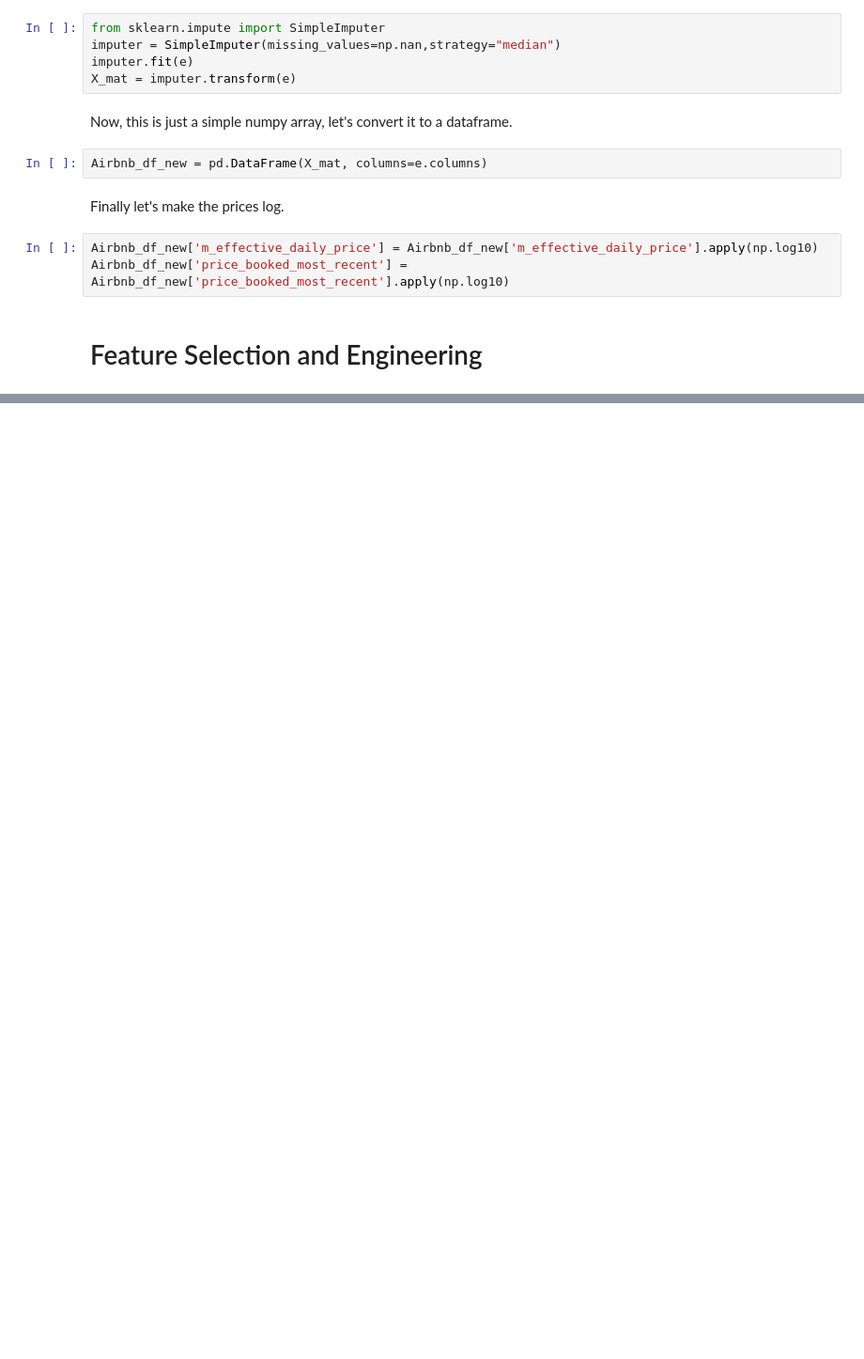
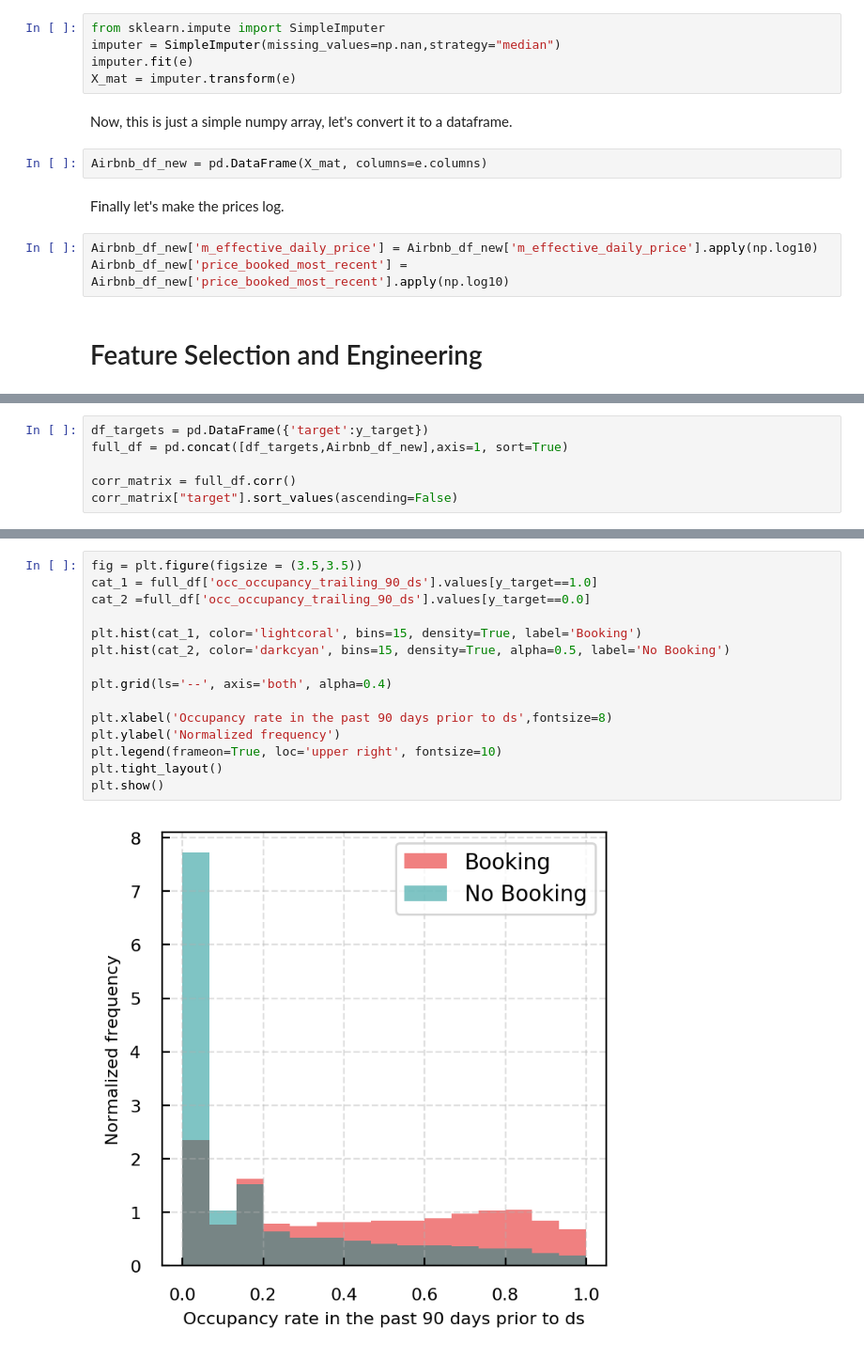
Before and after one commit to dtanoglidis/problem-set-3, a Jupyter notebook: Airbnb data challenge.ipynb, the cells around one changed output, grey strips where cells are left out. Shown at 94% size. Drawn from its saved outputs; the diff is of its cells as text; blank space fills up the shorter version.

```diff
--- a/Airbnb data challenge.ipynb
+++ b/Airbnb data challenge.ipynb
@@ -292,0 +296,6 @@ Airbnb_df_new['price_booked_most_recent'] = Airbnb_df_new['price_booked_most_rec
+# %%
+df_targets = pd.DataFrame({'target':y_target})
+full_df = pd.concat([df_targets,Airbnb_df_new],axis=1, sort=True)
+
+corr_matrix = full_df.corr()
+corr_matrix["target"].sort_values(ascending=False)
@@ -292,0 +326,17 @@ Airbnb_df_new['price_booked_most_recent'] = Airbnb_df_new['price_booked_most_rec
+# %%
+fig = plt.figure(figsize = (3.5,3.5))
+cat_1 = full_df['occ_occupancy_trailing_90_ds'].values[y_target==1.0]
+cat_2 =full_df['occ_occupancy_trailing_90_ds'].values[y_target==0.0]
+
+plt.hist(cat_1, color='lightcoral', bins=15, density=True, label='Booking')
+plt.hist(cat_2, color='darkcyan', bins=15, density=True, alpha=0.5, label='No Booking')
+
+plt.grid(ls='--', axis='both', alpha=0.4)
+
+plt.xlabel('Occupancy rate in the past 90 days prior to ds',fontsize=8)
+plt.ylabel('Normalized frequency')
+plt.legend(frameon=True, loc='upper right', fontsize=10)
+plt.tight_layout()
+plt.show()
+# %% [output]
+[figure, added]
```
Also changed, not shown: parts of 8 cells of this notebook.
